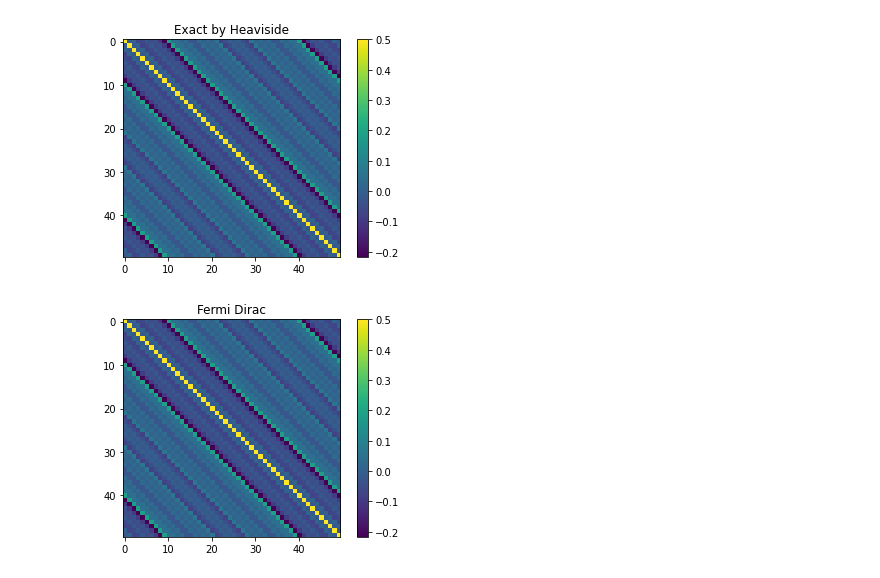
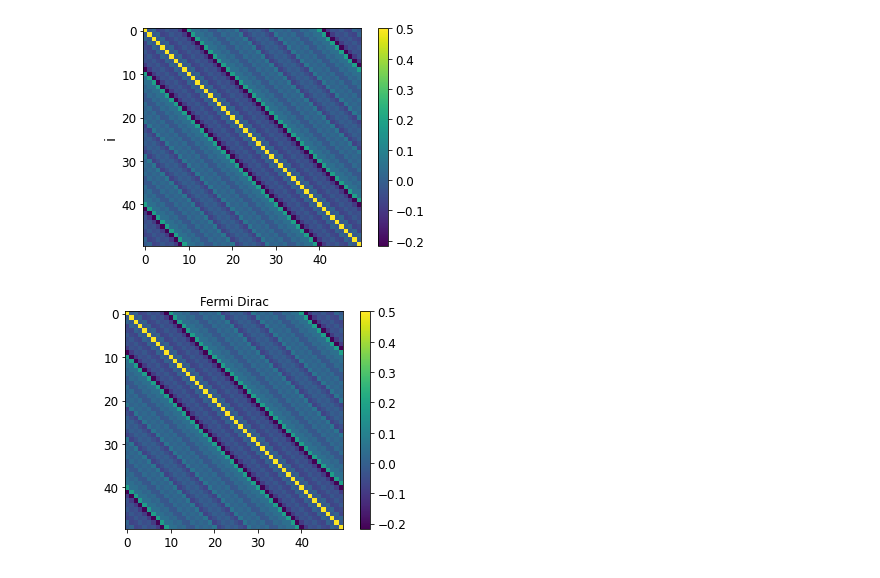
Before and after one commit to jleamer/DMM, a Jupyter notebook: RK4_DMM/Huckel_model.ipynb, the cells around one changed output. Cells and saved outputs as stored; diff of their text form; code cells hidden in the pictures.

```diff
--- a/RK4_DMM/Huckel_model.ipynb
+++ b/RK4_DMM/Huckel_model.ipynb
@@ -16,6 +16,19 @@ import palser as pals
 import ntpoly as nt
 
 # Note: using np.sum(A * B.T) for matrices A, B is equivalent to Trace(A^dag B)
+# %%
+# Set font size of plot elements
+SMALL_SIZE = 12
+MEDIUM_SIZE = 14
+BIGGER_SIZE = 18
+
+plt.rc('font', size=SMALL_SIZE)          # controls default text sizes
+plt.rc('axes', titlesize=SMALL_SIZE)     # fontsize of the axes title
+plt.rc('axes', labelsize=MEDIUM_SIZE)    # fontsize of the x and y labels
+plt.rc('xtick', labelsize=SMALL_SIZE)    # fontsize of the tick labels
+plt.rc('ytick', labelsize=SMALL_SIZE)    # fontsize of the tick labels
+plt.rc('legend', fontsize=SMALL_SIZE)    # legend fontsize
+plt.rc('figure', titlesize=BIGGER_SIZE)  # fontsize of the figure title
 # %%
 # First generate a random hamiltonian of the Huckel model
 # i.e. alpha on the diagonal, and beta on the off-diagonals to represent nearest neighbors
@@ -36,21 +49,22 @@ mu = (H_spect[num_electrons] + H_spect[num_electrons-1])/2
 # %%
 # Exact answers using Heaviside step function and Fermi-dirac statistics
 # Heaviside - this simulates 0 tempurature
 
-exact_2 = linalg.funm(H, lambda _: _ <= mu)
-plt.imshow(exact_2.real)
-plt.title("Exact by Heaviside")
+heav_exact = linalg.funm(H, lambda _: _ <= mu)
+plt.imshow(heav_exact.real)
+#plt.title("Exact by Heaviside")
+plt.ylabel("i")
 plt.colorbar()
 plt.show()
 
 # Fermi-Dirac - this simulates infinite temperature
-exact3 = linalg.funm(H, lambda _: 1/(1+np.exp(3000*(_ - mu))))
-plt.imshow(exact3.real)
+ferm_exact = linalg.funm(H, lambda _: 1/(1+np.exp(1000*(_ - mu))))
+plt.imshow(ferm_exact.real)
 plt.title("Fermi Dirac")
 plt.colorbar()
 plt.show()
 # %% [output]
-[figure, old version]
+[figure, new version]
-[figure, old version]
+[figure, new version]
 # %%
 # Perform Palser GCP method
```
Also changed, not shown: parts of 22 cells of this notebook, 14 other files.
